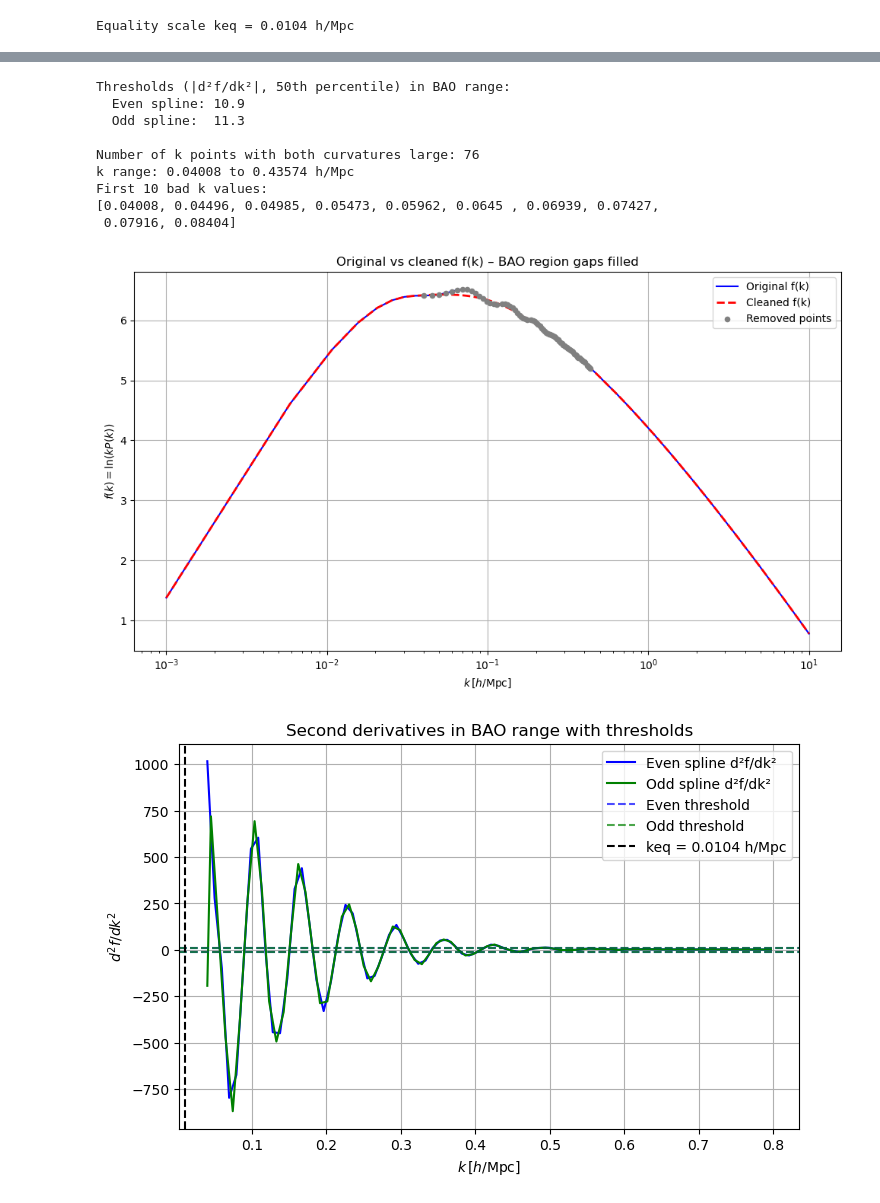
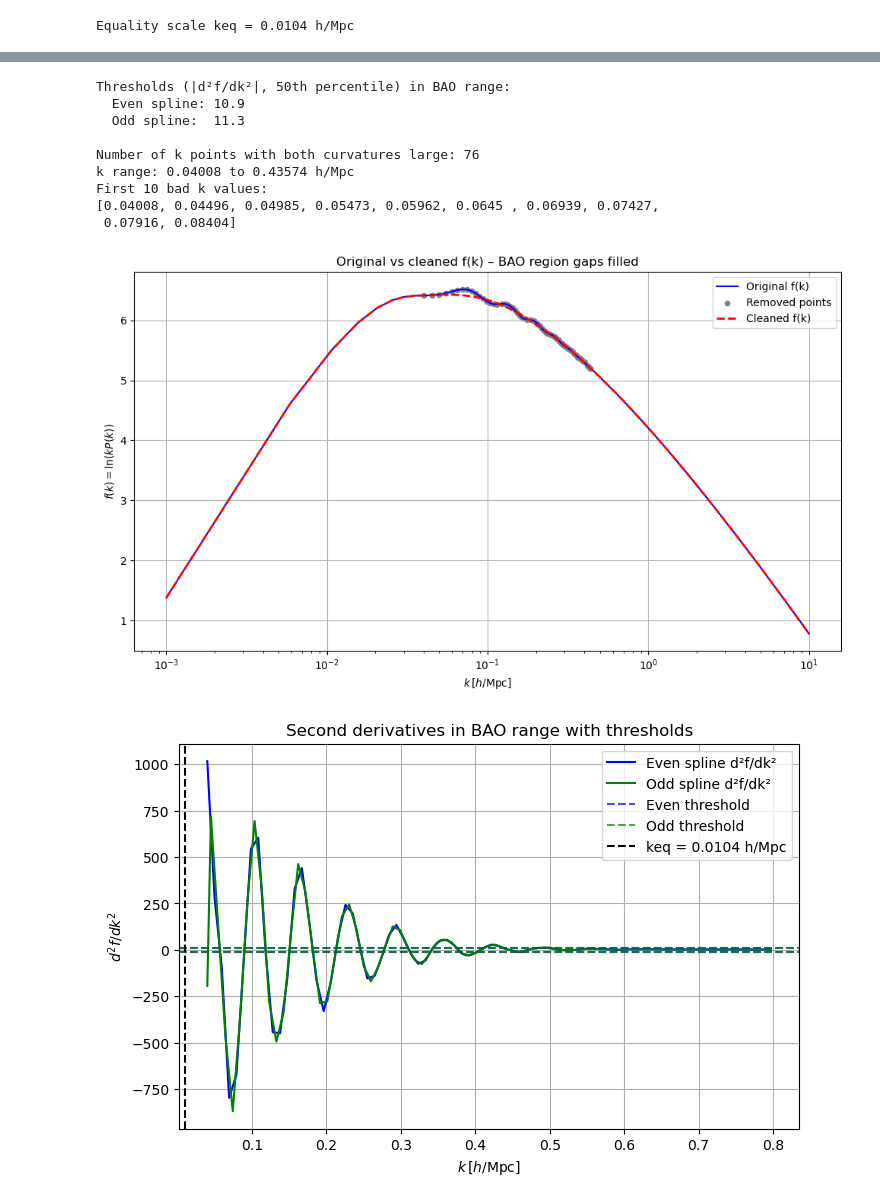
Before and after one commit to FedeDavilaKurban/filbao-md, a Jupyter notebook: bao_fitting_hamman2010.ipynb, the cells around one changed output, grey strips where cells are left out. Drawn from its saved outputs; the diff is of its cells as text; code cells hidden in the pictures.

```diff
--- a/bao_fitting_hamman2010.ipynb
+++ b/bao_fitting_hamman2010.ipynb
@@ -162,9 +162,9 @@ f_clean[bao_mask] = spline_clean(k_uniform[bao_mask])
 
 plt.figure(figsize=(10,6))
 plt.plot(k_uniform, f, 'b-', label='Original f(k)', linewidth=1.5)
+if len(k_bad) > 0:
+    plt.scatter(k_bad, f[both_large], color='gray', s=20, label='Removed points')
 plt.plot(k_uniform, f_clean, 'r--', label='Cleaned f(k)', linewidth=2)
-if len(k_bad) > 0:
-    plt.scatter(k_bad, f[both_large], color='gray', s=20, zorder=3, label='Removed points')
 plt.xlabel(r'$k \, [h/\mathrm{Mpc}]$')
 plt.ylabel(r'$f(k) = \ln(k P(k))$')
 plt.title('Original vs cleaned f(k) – BAO region gaps filled')
@@ -247,40 +247,41 @@ plt.title('Matter correlation function')
 plt.legend()
 plt.grid(True)
 plt.tight_layout()
+plt.savefig('../plots/bao_fitting_hamman2010/correlation_functions.png')
 plt.show()
 
 # ============================================================================
 # 14. Wiggle‑only component (BAO excess)
 # ============================================================================
 
 xi_BAO = xi_wiggle - xi_nowiggle
 
 plt.figure(figsize=(10,6))
 plt.plot(r_array, xi_BAO, 'g-', label=r'$\xi_{\mathrm{wiggle}} - \xi_{\mathrm{no-wiggle}}$')
 plt.axhline(0, color='k', linestyle=':', alpha=0.5)
 plt.xlabel(r'$r \, [\mathrm{Mpc}/h]$')
 plt.ylabel(r'$\Delta \xi(r)$')
 plt.title('BAO excess correlation function')
 plt.legend()
 plt.grid(True)
 plt.tight_layout()
 plt.show()
 
 print("Done! Correlation functions computed.")
 # %% [output]
 Equality scale keq = 0.0104 h/Mpc
 [figure]
 [figure]
 Thresholds (|d²f/dk²|, 50th percentile) in BAO range:
   Even spline: 10.9
   Odd spline:  11.3
 
 Number of k points with both curvatures large: 76
 k range: 0.04008 to 0.43574 h/Mpc
 First 10 bad k values:
 [0.04008, 0.04496, 0.04985, 0.05473, 0.05962, 0.0645 , 0.06939, 0.07427,
  0.07916, 0.08404]
-[figure, old version]
+[figure, new version]
 [figure]
 [figure]
 [figure]
```
